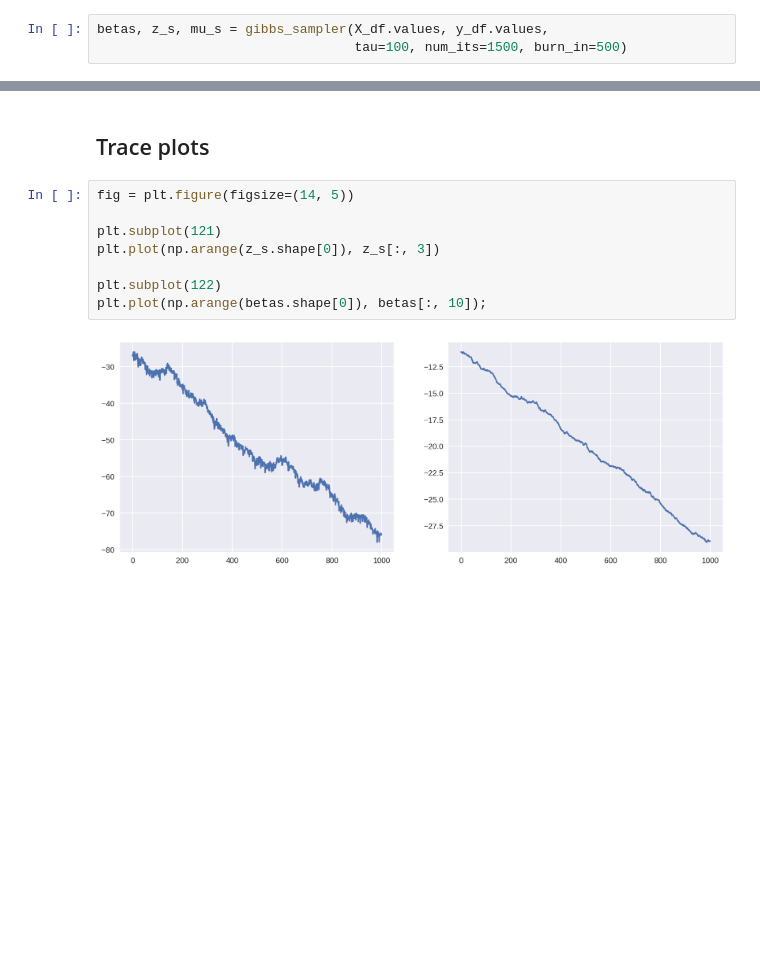
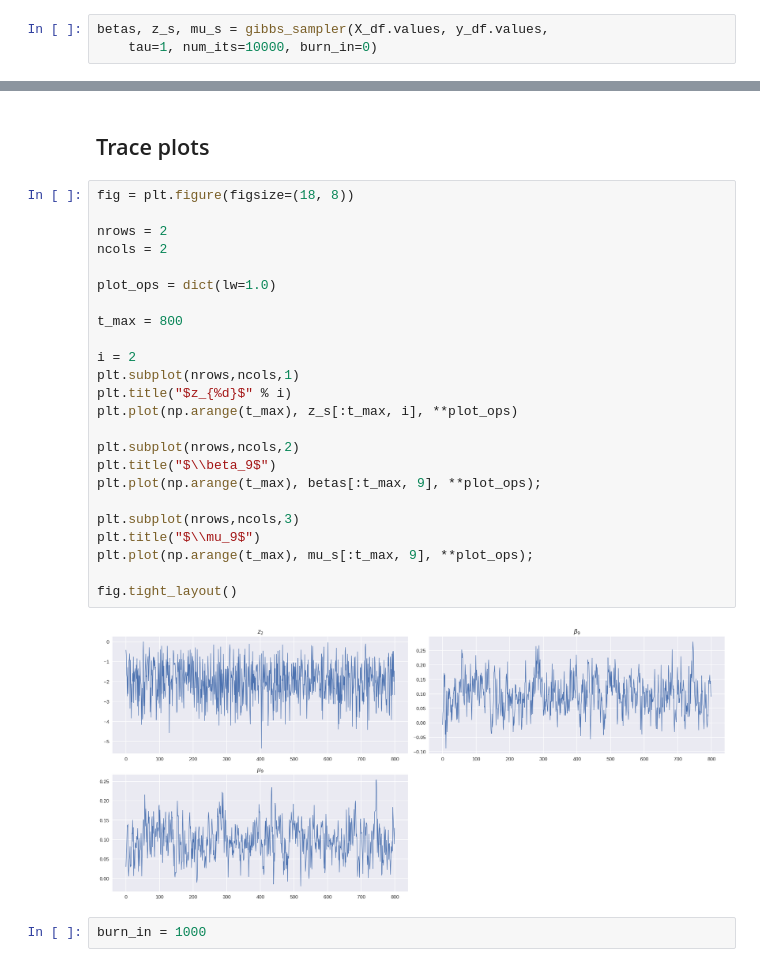
Before and after one commit to ManifoldFR/mva-graphicalmodels, a Jupyter notebook: homework3/hw3.ipynb, the cells around one changed output, grey strips where cells are left out. Saved outputs shown, nothing was run; the diff lists cells and outputs as text; blank space fills up the shorter version.

```diff
--- a/homework3/hw3.ipynb
+++ b/homework3/hw3.ipynb
@@ -126,17 +133,35 @@ def gibbs_sampler(X: ndarray, y: ndarray, tau=100, num_its=8000, burn_in=4000):
 # %%
 betas, z_s, mu_s = gibbs_sampler(X_df.values, y_df.values,
-                                 tau=100, num_its=1500, burn_in=500)
+    tau=1, num_its=10000, burn_in=0)
 # %% [output]
 Cov matrix: (25, 25)
 # %% [markdown]
 ## Trace plots
-# %%
-fig = plt.figure(figsize=(14, 5))
-
-plt.subplot(121)
-plt.plot(np.arange(z_s.shape[0]), z_s[:, 3])
-
-plt.subplot(122)
-plt.plot(np.arange(betas.shape[0]), betas[:, 10]);
-# %% [output]
-[figure, removed]
+# %%
+fig = plt.figure(figsize=(18, 8))
+
+nrows = 2
+ncols = 2
+
+plot_ops = dict(lw=1.0)
+
+t_max = 800
+
+i = 2
+plt.subplot(nrows,ncols,1)
+plt.title("$z_{%d}$" % i)
+plt.plot(np.arange(t_max), z_s[:t_max, i], **plot_ops)
+
+plt.subplot(nrows,ncols,2)
+plt.title("$\\beta_9$")
+plt.plot(np.arange(t_max), betas[:t_max, 9], **plot_ops);
+
+plt.subplot(nrows,ncols,3)
+plt.title("$\\mu_9$")
+plt.plot(np.arange(t_max), mu_s[:t_max, 9], **plot_ops);
+
+fig.tight_layout()
+# %% [output]
+[figure, added]
+# %%
+burn_in = 1000
```
Also changed, not shown: parts of 12 cells of this notebook, 2 other files.
